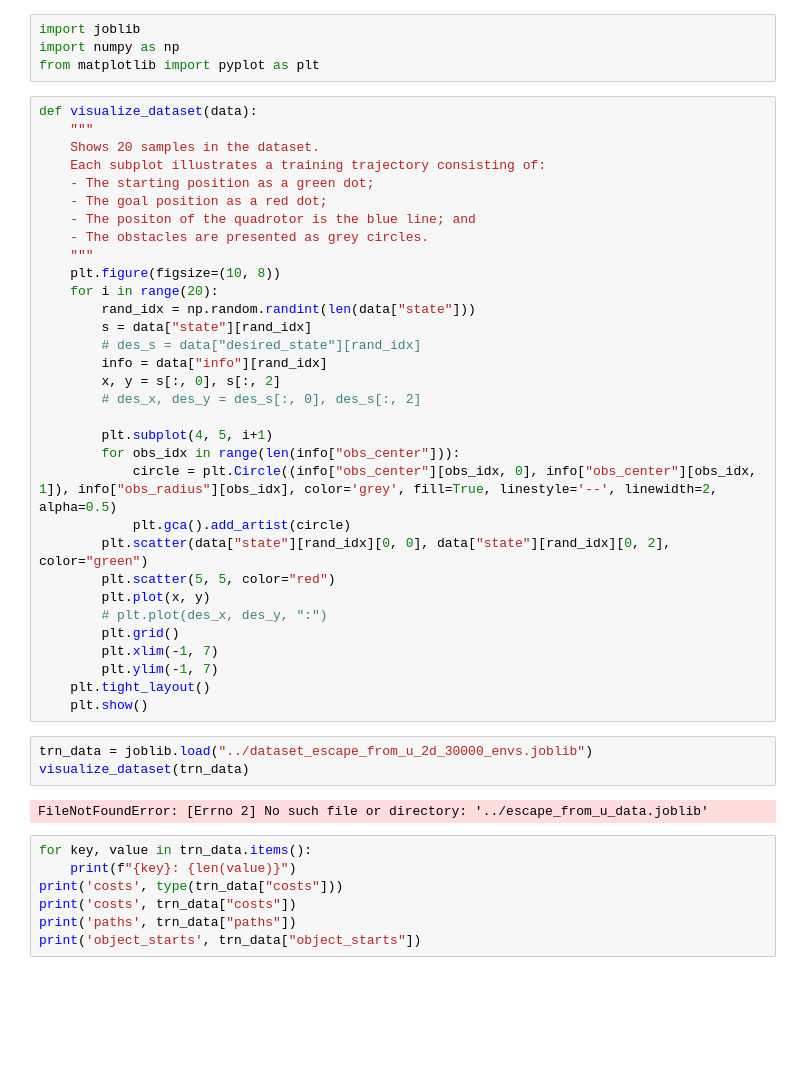
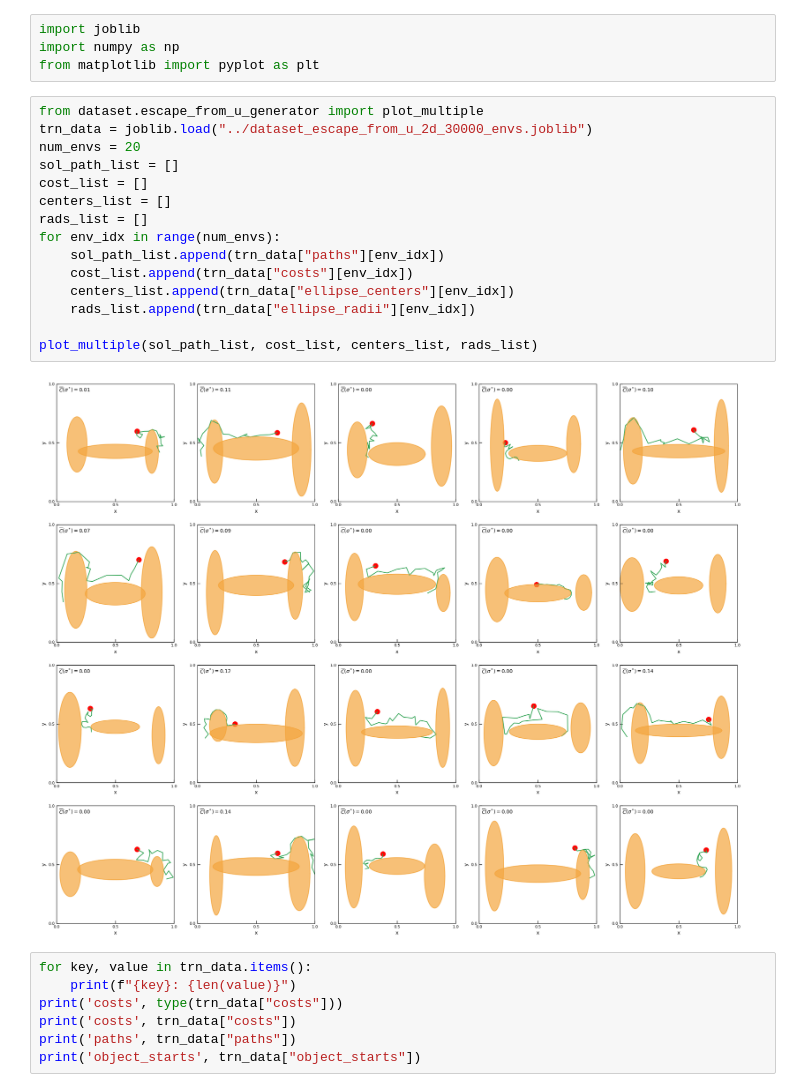
Before and after one commit to yifeidong0/diffusion_policy_escape_energy, a Jupyter notebook: train/train_ee2d.ipynb, the cells around one changed output. Saved outputs shown, nothing was run; the diff lists cells and outputs as text; blank space fills up the shorter version.

```diff
--- a/train/train_ee2d.ipynb
+++ b/train/train_ee2d.ipynb
@@ -123,43 +123,23 @@ The training data was generated using a MPPI-CBF controller from [shaoanlu/mppi_
 import joblib
 import numpy as np
 from matplotlib import pyplot as plt
-# %%
-def visualize_dataset(data):
-    """
-    Shows 20 samples in the dataset.
-    Each subplot illustrates a training trajectory consisting of:
-    - The starting position as a green dot;
-    - The goal position as a red dot;
-    - The positon of the quadrotor is the blue line; and
-    - The obstacles are presented as grey circles.
-    """
-    plt.figure(figsize=(10, 8))
-    for i in range(20):
-        rand_idx = np.random.randint(len(data["state"]))
-        s = data["state"][rand_idx]
-        # des_s = data["desired_state"][rand_idx]
-        info = data["info"][rand_idx]
-        x, y = s[:, 0], s[:, 2]
-        # des_x, des_y = des_s[:, 0], des_s[:, 2]
-
-        plt.subplot(4, 5, i+1)
-        for obs_idx in range(len(info["obs_center"])):
-            circle = plt.Circle((info["obs_center"][obs_idx, 0], info["obs_center"][obs_idx, 1]), info["obs_radius"][obs_idx], color='grey', fill=True, linestyle='--', linewidth=2, alpha=0.5)
-            plt.gca().add_artist(circle)
-        plt.scatter(data["state"][rand_idx][0, 0], data["state"][rand_idx][0, 2], color="green")
-        plt.scatter(5, 5, color="red")
-        plt.plot(x, y)
-        # plt.plot(des_x, des_y, ":")
-        plt.grid()
-        plt.xlim(-1, 7)
-        plt.ylim(-1, 7)
-    plt.tight_layout()
-    plt.show()
 # %%
+from dataset.escape_from_u_generator import plot_multiple
 trn_data = joblib.load("../dataset_escape_from_u_2d_30000_envs.joblib")
-visualize_dataset(trn_data)
+num_envs = 20
+sol_path_list = []
+cost_list = []
+centers_list = []
+rads_list = []
+for env_idx in range(num_envs):
+    sol_path_list.append(trn_data["paths"][env_idx])
+    cost_list.append(trn_data["costs"][env_idx])
+    centers_list.append(trn_data["ellipse_centers"][env_idx])
+    rads_list.append(trn_data["ellipse_radii"][env_idx])
+
+plot_multiple(sol_path_list, cost_list, centers_list, rads_list)
 # %% [output]
-FileNotFoundError: [Errno 2] No such file or directory: '../escape_from_u_data.joblib'
+[figure, added]
 # %%
 for key, value in trn_data.items():
     print(f"{key}: {len(value)}")
```
Also changed, not shown: 2 other files.
